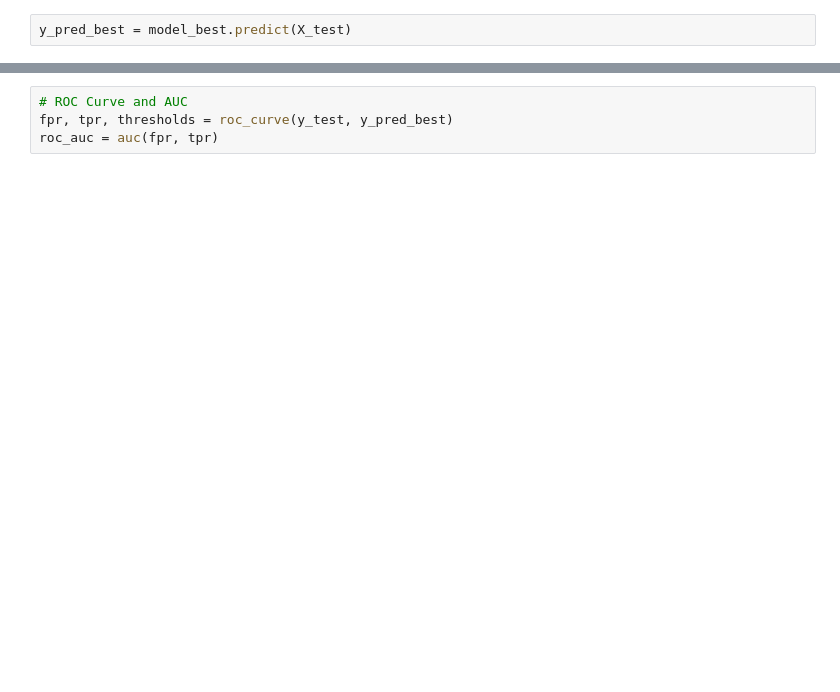
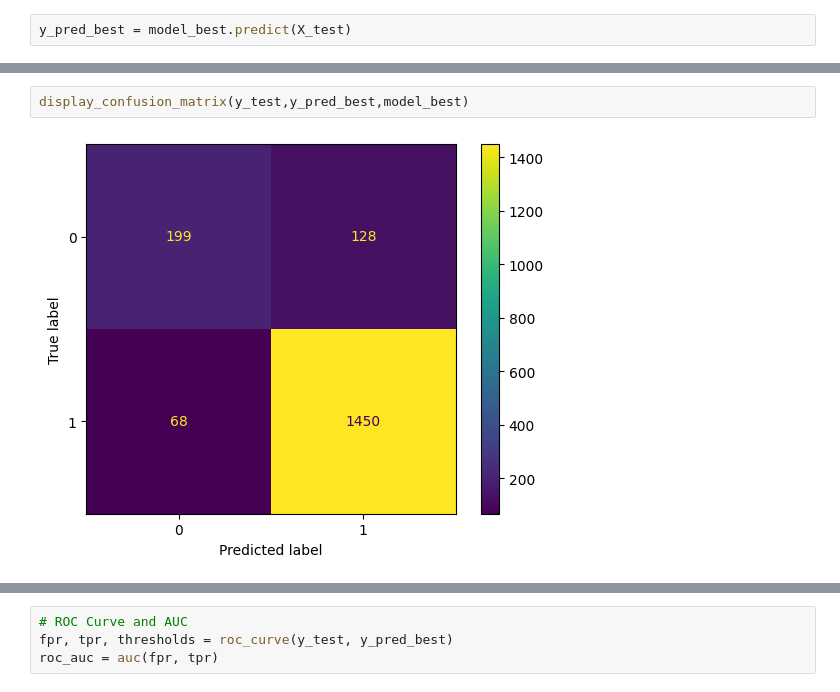
Before and after one commit to kumarbyes/dsnd-pipelines-project, a Jupyter notebook: starter/starter.ipynb, the cells around one changed output, grey strips where cells are left out. Saved outputs shown, nothing was run; the diff lists cells and outputs as text; blank space fills up the shorter version.

```diff
--- a/starter/starter.ipynb
+++ b/starter/starter.ipynb
@@ -881,3 +1062,7 @@ disp.plot()
+# %%
+display_confusion_matrix(y_test,y_pred_best,model_best)
+# %% [output]
+[figure, added]
 # %%
 print(classification_report(y_test, y_pred_best))
 # %% [output]
```
Also changed, not shown: parts of 63 cells of this notebook, 2 other files.
